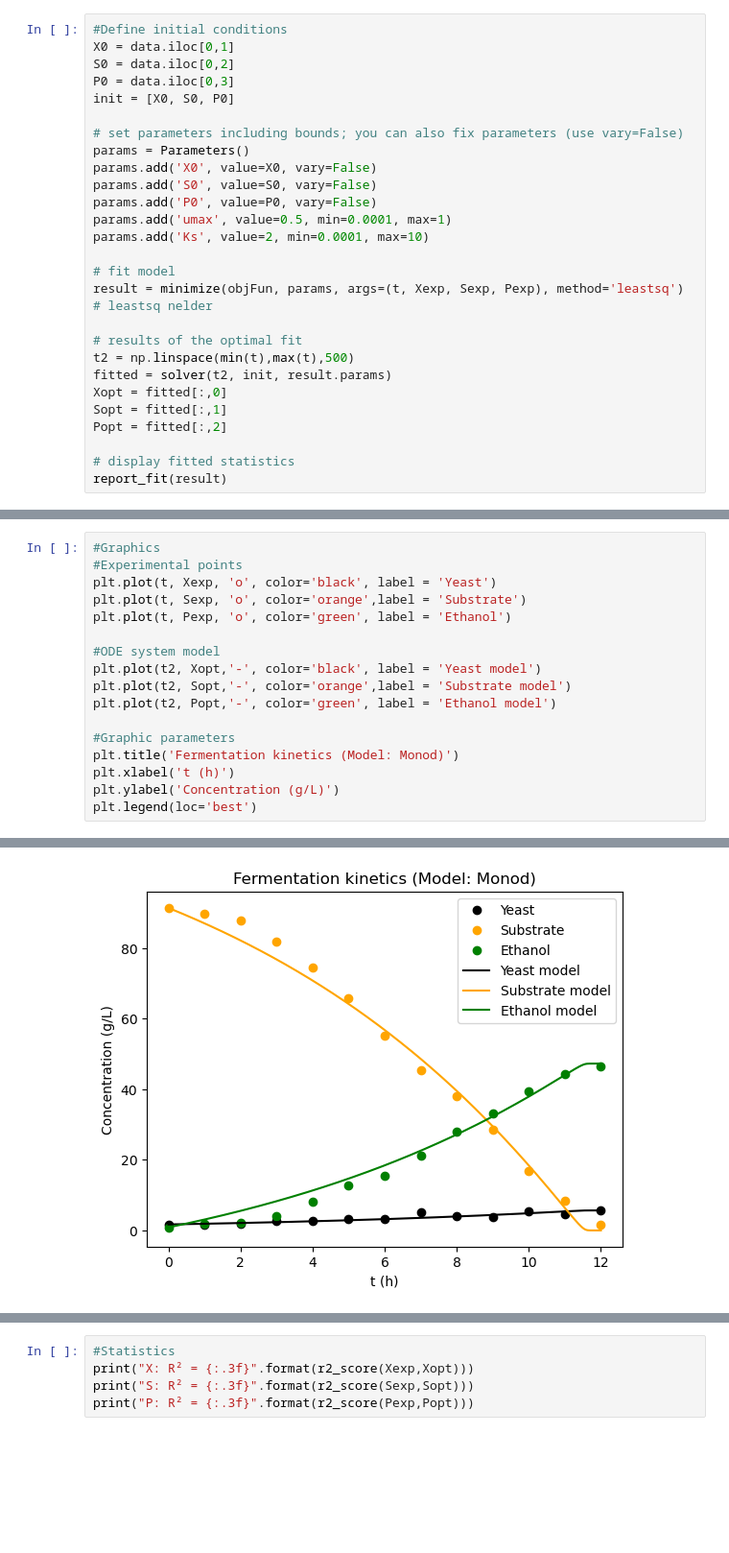
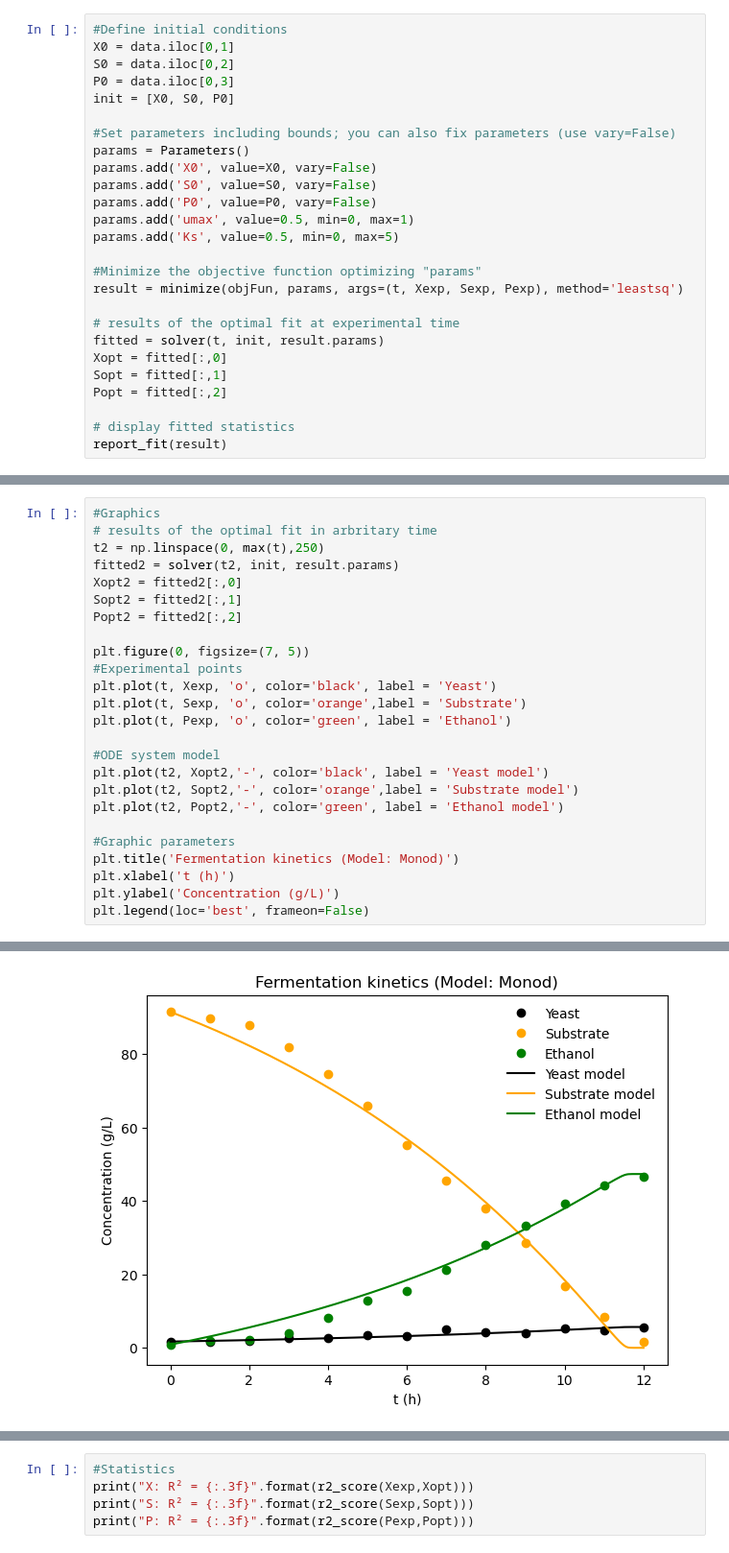
Before and after one commit to willc127/Fermentation_Optimization, a Jupyter notebook: optimFerment.ipynb, the cells around one changed output, grey strips where cells are left out. Shown: that part at 96% size. Drawn from its saved outputs; the diff is of its cells as text; blank space fills up the shorter version.

```diff
--- a/optimFerment.ipynb
+++ b/optimFerment.ipynb
@@ -83,20 +84,19 @@ S0 = data.iloc[0,2]
 P0 = data.iloc[0,3]
 init = [X0, S0, P0]
 
-# set parameters including bounds; you can also fix parameters (use vary=False)
+#Set parameters including bounds; you can also fix parameters (use vary=False)
 params = Parameters()
 params.add('X0', value=X0, vary=False)
 params.add('S0', value=S0, vary=False)
 params.add('P0', value=P0, vary=False)
-params.add('umax', value=0.5, min=0.0001, max=1)
-params.add('Ks', value=2, min=0.0001, max=10)
+params.add('umax', value=0.5, min=0, max=1)
+params.add('Ks', value=0.5, min=0, max=5)
 
-# fit model
-result = minimize(objFun, params, args=(t, Xexp, Sexp, Pexp), method='leastsq')  # leastsq nelder
+#Minimize the objective function optimizing "params"
+result = minimize(objFun, params, args=(t, Xexp, Sexp, Pexp), method='leastsq')
 
-# results of the optimal fit
-t2 = np.linspace(min(t),max(t),500)
-fitted = solver(t2, init, result.params)
+# results of the optimal fit at experimental time
+fitted = solver(t, init, result.params)
 Xopt = fitted[:,0]
 Sopt = fitted[:,1]
 Popt = fitted[:,2]
@@ -123,23 +123,31 @@ report_fit(result)
     C(umax, Ks) = 0.979
 # %%
 #Graphics
+# results of the optimal fit in arbritary time
+t2 = np.linspace(0, max(t),250)
+fitted2 = solver(t2, init, result.params)
+Xopt2 = fitted2[:,0]
+Sopt2 = fitted2[:,1]
+Popt2 = fitted2[:,2]
+
+plt.figure(0, figsize=(7, 5))
 #Experimental points
 plt.plot(t, Xexp, 'o', color='black', label = 'Yeast')
 plt.plot(t, Sexp, 'o', color='orange',label = 'Substrate')
 plt.plot(t, Pexp, 'o', color='green', label = 'Ethanol')
 
 #ODE system model
-plt.plot(t2, Xopt,'-', color='black', label = 'Yeast model')
-plt.plot(t2, Sopt,'-', color='orange',label = 'Substrate model')
-plt.plot(t2, Popt,'-', color='green', label = 'Ethanol model')
+plt.plot(t2, Xopt2,'-', color='black', label = 'Yeast model')
+plt.plot(t2, Sopt2,'-', color='orange',label = 'Substrate model')
+plt.plot(t2, Popt2,'-', color='green', label = 'Ethanol model')
 
 #Graphic parameters
 plt.title('Fermentation kinetics (Model: Monod)')
 plt.xlabel('t (h)')
 plt.ylabel('Concentration (g/L)')
-plt.legend(loc='best')
+plt.legend(loc='best', frameon=False)
 # %% [output]
 <matplotlib.legend.Legend at 0x...>
-[figure, old version]
+[figure, new version]
 # %%
 #Estimated vs. observed plots
```
Also changed, not shown: parts of 11 cells of this notebook.
